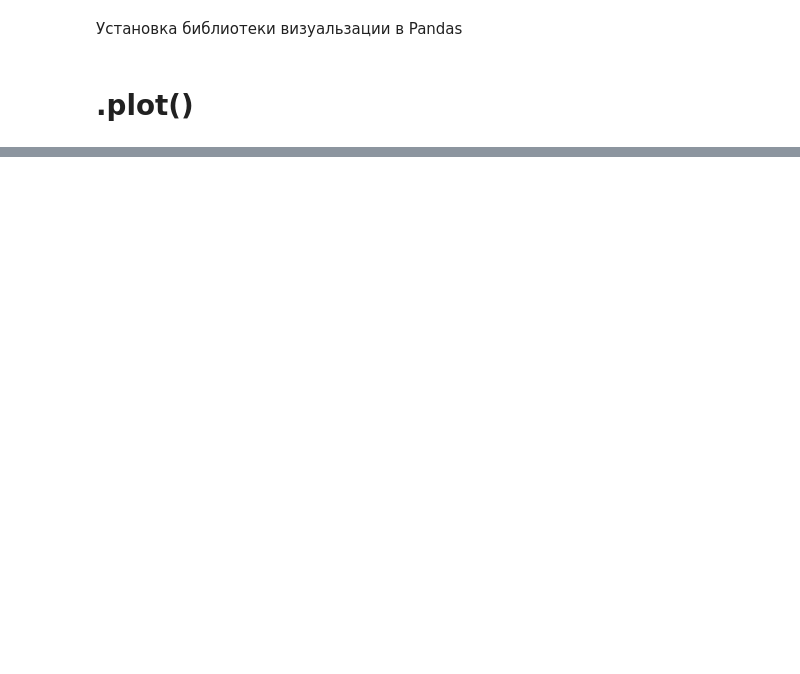
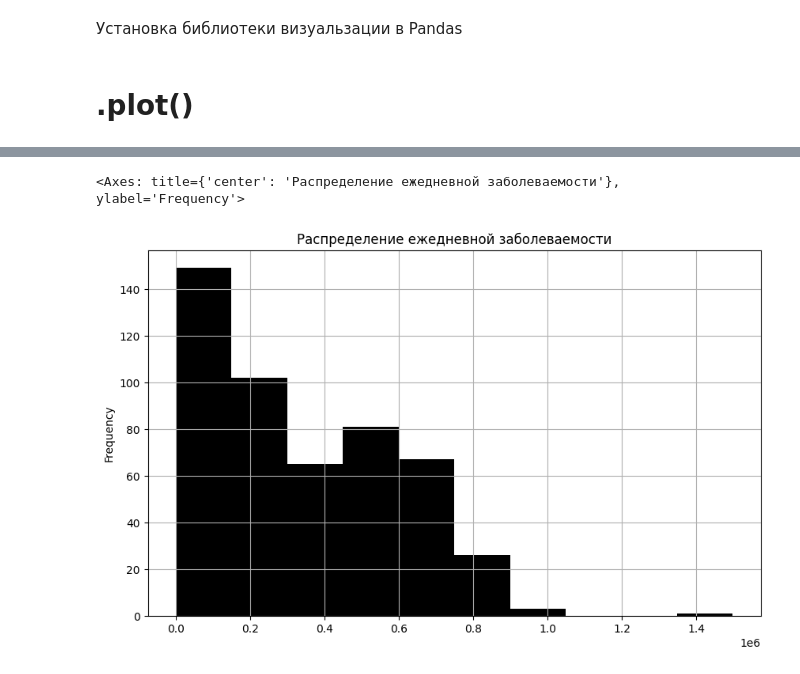
Before and after one commit to Dagslaid/skillfactory_hw, a Jupyter notebook: Визуализация данных.ipynb, the cells around one changed output, grey strips where cells are left out. Saved outputs shown, nothing was run; the diff lists cells and outputs as text; code cells hidden in the pictures; blank space fills up the shorter version.

```diff
--- a/Визуализация данных.ipynb
+++ b/Визуализация данных.ipynb
@@ -70,0 +68,10 @@ ImportError: matplotlib is required for plotting when the default backend "matpl
+# %%
+grouped_cases.plot(kind='hist',
+                   figsize= (10, 6),
+                   title= 'Распределение ежедневной заболеваемости',
+                   grid= True,
+                   color= 'black',
+                   bins= 10) # bins отвечает за количество прямоугольников в гистограмме
+# %% [output]
+<Axes: title={'center': 'Распределение ежедневной заболеваемости'}, ylabel='Frequency'>
+[figure, added]
```
Also changed, not shown: parts of 34 cells of this notebook, 1 other file.
